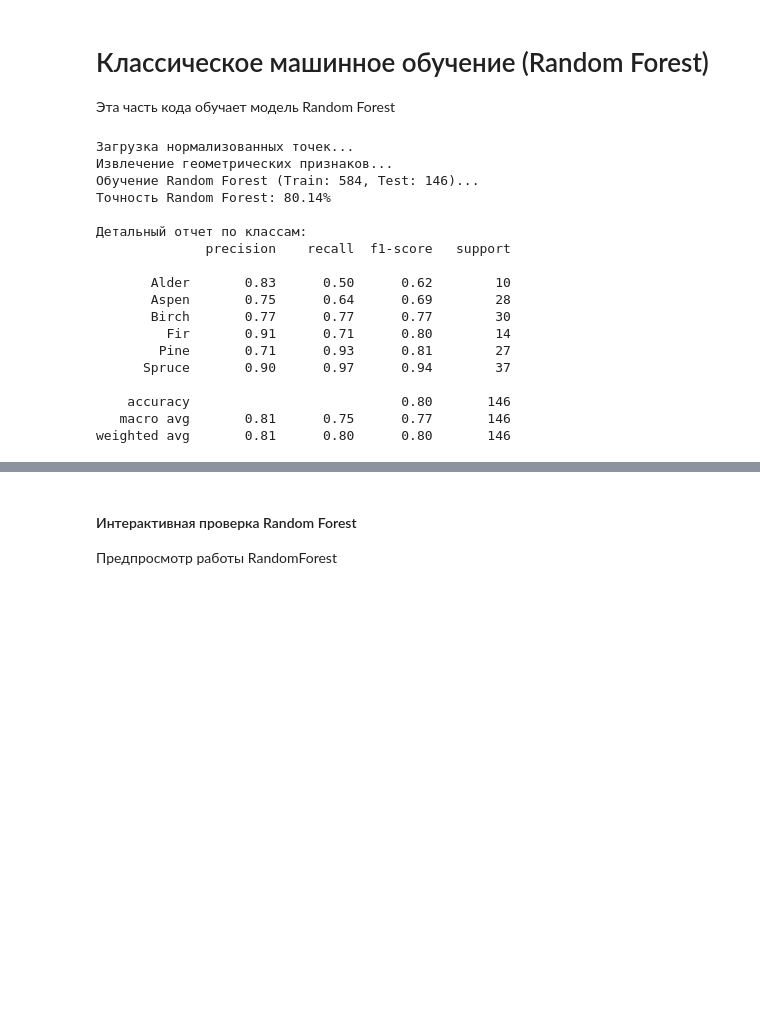
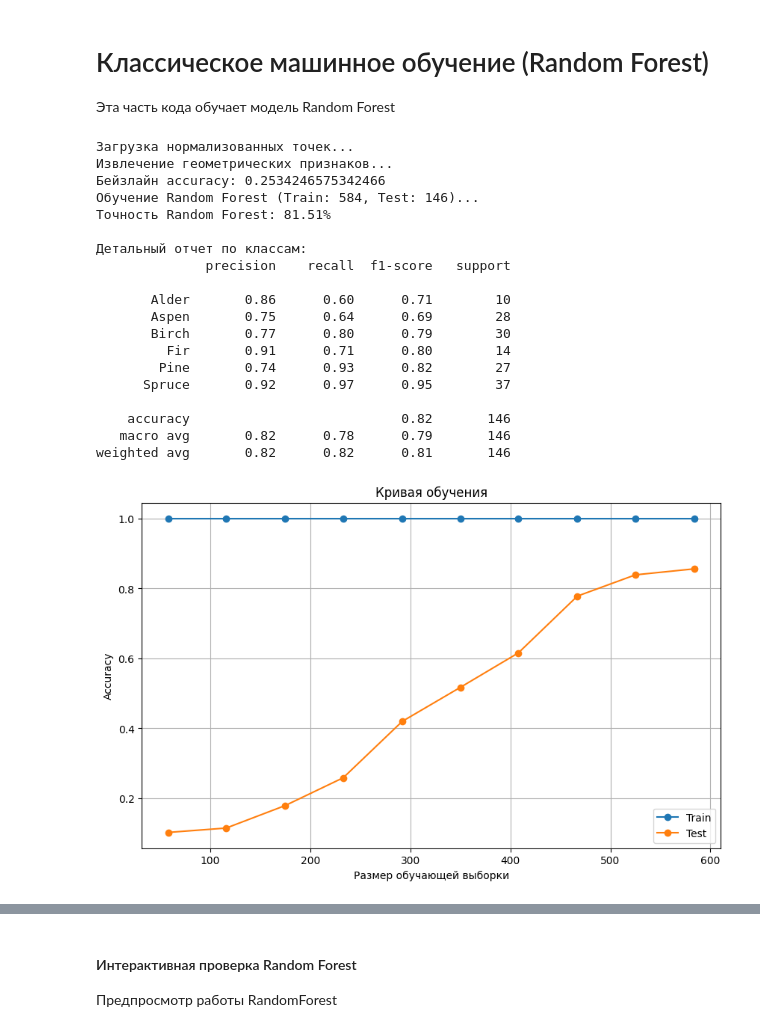
Before and after one commit to NotTheStas/COURSEPROJECT, a Jupyter notebook: Tree_Classification/Tree_Classification.ipynb, the cells around one changed output, grey strips where cells are left out. Cells and saved outputs as stored; diff of their text form; code cells hidden in the pictures; blank space fills up the shorter version.

```diff
--- a/Tree_Classification/Tree_Classification.ipynb
+++ b/Tree_Classification/Tree_Classification.ipynb
@@ -304,8 +333,12 @@ X_train_rf, X_test_rf, y_train_rf, y_test_rf = train_test_split(
     X_features, y_rf, test_size=0.2, random_state=40, stratify=y_rf
 )
 
+dummy = DummyClassifier(strategy='most_frequent')
+dummy.fit(X_train_rf, y_train_rf)
+print("Бейзлайн accuracy:", dummy.score(X_test_rf, y_test_rf))
+
 print(f"Обучение Random Forest (Train: {len(X_train_rf)}, Test: {len(X_test_rf)})...")
-rf_model = RandomForestClassifier(n_estimators=200, random_state=42, n_jobs=-1)
+rf_model = RandomForestClassifier(n_estimators=200, random_state=12, n_jobs=-1)
 rf_model.fit(X_train_rf, y_train_rf)
 
 # Оценка модели
@@ -318,22 +351,43 @@ print(classification_report(y_test_rf, y_pred_rf, target_names=class_names))
 # %% [output]
 Загрузка нормализованных точек...
 Извлечение геометрических признаков...
+Бейзлайн accuracy: 0.2534246575342466
 Обучение Random Forest (Train: 584, Test: 146)...
-Точность Random Forest: 80.14%
+Точность Random Forest: 81.51%
 
 Детальный отчет по классам:
               precision    recall  f1-score   support
 
-       Alder       0.83      0.50      0.62        10
+       Alder       0.86      0.60      0.71        10
        Aspen       0.75      0.64      0.69        28
-       Birch       0.77      0.77      0.77        30
+       Birch       0.77      0.80      0.79        30
          Fir       0.91      0.71      0.80        14
-        Pine       0.71      0.93      0.81        27
-      Spruce       0.90      0.97      0.94        37
+        Pine       0.74      0.93      0.82        27
+      Spruce       0.92      0.97      0.95        37
 
-    accuracy                           0.80       146
-   macro avg       0.81      0.75      0.77       146
-weighted avg       0.81      0.80      0.80       146
+    accuracy                           0.82       146
+   macro avg       0.82      0.78      0.79       146
+weighted avg       0.82      0.82      0.81       146
+# %%
+cv_splitter = StratifiedKFold(n_splits=5, shuffle=True, random_state=42)
+
+train_sizes, train_scores, test_scores = learning_curve(
+    rf_model, X_features, y_rf, cv=cv_splitter, scoring='f1_macro',
+    train_sizes=np.linspace(0.1, 1.0, 10),
+    n_jobs=-1
+)
+
+plt.figure(figsize=(10, 6))
+plt.plot(train_sizes, train_scores.mean(axis=1), 'o-', label='Train')
+plt.plot(train_sizes, test_scores.mean(axis=1), 'o-', label='Test')
+plt.xlabel('Размер обучающей выборки')
+plt.ylabel('Accuracy')
+plt.title('Кривая обучения')
+plt.legend()
+plt.grid(True)
+plt.show()
+# %% [output]
+[figure, added]
 # %%
 import pandas as pd
 pd.DataFrame(X_features)
```
Also changed, not shown: parts of 9 cells of this notebook.
